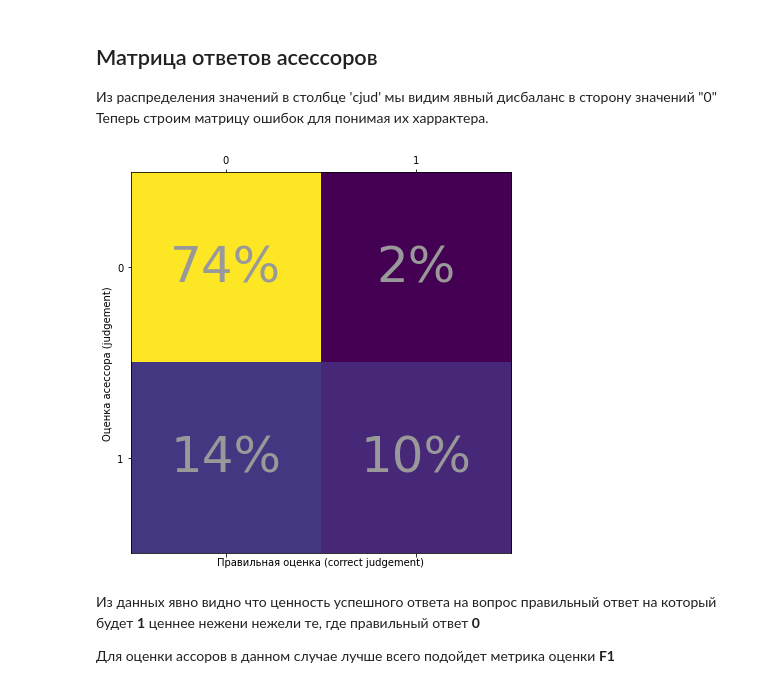
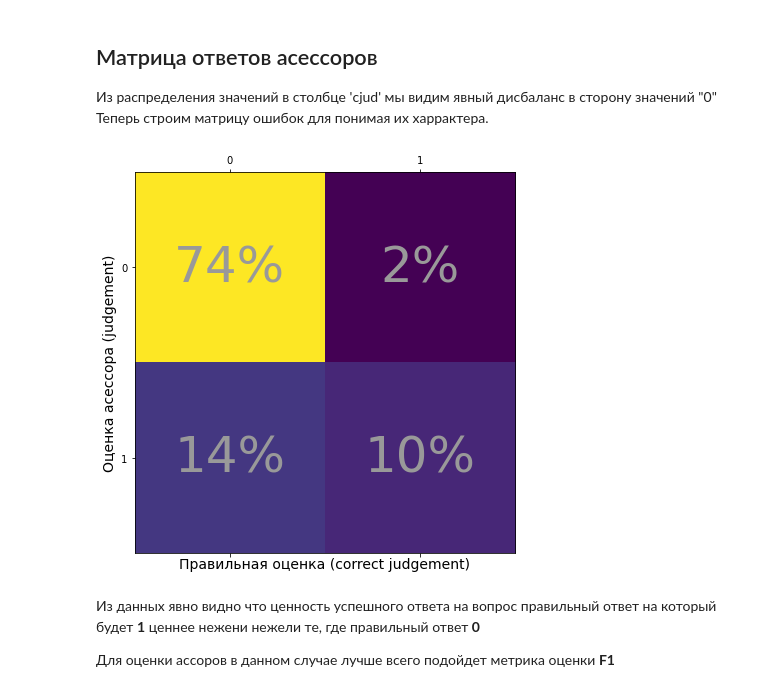
Before and after one commit to Mikhaylov-yv/Test_tasks, a Jupyter notebook: scr/Время выполнения задания.ipynb, the cells around one changed output. Saved outputs shown, nothing was run; the diff lists cells and outputs as text; code cells hidden in the pictures.

```diff
--- a/scr/Время выполнения задания.ipynb
+++ b/scr/Время выполнения задания.ipynb
@@ -34,5 +34,6 @@ df_in = pd.read_csv('../data/data_task3.csv',
                     sep = '\t',
 #                     parse_dates = ['assigned_ts','closed_ts']
                    )
+df_in['quality'] = (df_in['jud'] == df_in['cjud']).astype(int)
 df_in
 # %% [output]
@@ -64,21 +65,21 @@ Name: cjud, dtype: float64
 # %%
 fig, ax = plt.subplots(figsize=(7,7))
 df_matr = df_in[['jud', 'cjud']].value_counts().sort_index().unstack()
 yticks = str(df_matr.index.name)
 xticks = str(df_matr.columns.name)
 # ax.set_xlabel(xticks)
 # ax.set_ylabel(yticks)
-ax.set_xlabel('Правильная оценка (correct judgement)')
-ax.set_ylabel('Оценка асессора (judgement)')
+ax.set_xlabel('Правильная оценка (correct judgement)',  fontsize=14)
+ax.set_ylabel('Оценка асессора (judgement)',  fontsize=14)
 
 im = ax.matshow(df_matr)
 for i in range(len(df_matr.values)):
     for j in range(len(df_matr.values)):
         text = ax.text(j, i, str(round(df_matr.values[i, j] / df_in.shape[0] * 100)) + '%',
                        ha="center", va="center",size = 50, color=(.6,.6,.6))
 plt.show()
 # %% [output]
-[figure, old version]
+[figure, new version]
 # %% [markdown]
 Из данных явно видно что ценность успешного ответа на вопрос правильный ответ на который будет **1** ценнее нежени нежели те, где правильный ответ **0**
 
```
Also changed, not shown: parts of 4 cells of this notebook.
